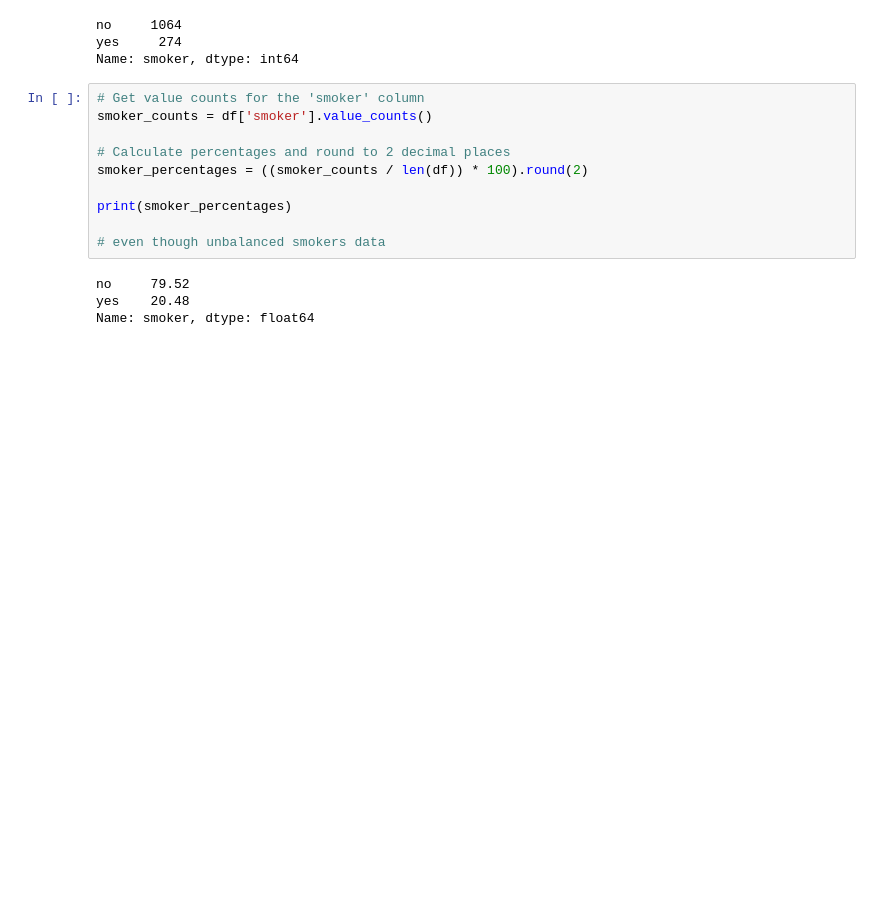
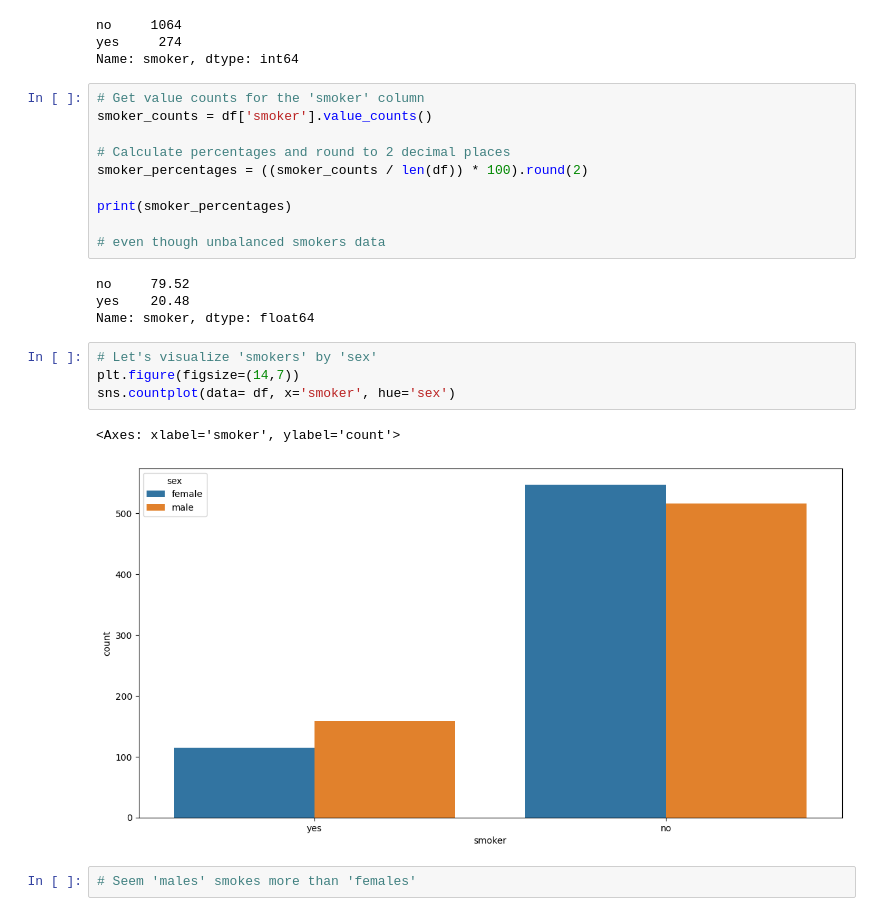
Before and after one commit to ecomunick/omdena, a Jupyter notebook: Advanced_DS/MLDS_2Assignment_MC.ipynb, the cells around one changed output. Cells and saved outputs as stored; diff of their text form; blank space fills up the shorter version.

```diff
--- a/Advanced_DS/MLDS_2Assignment_MC.ipynb
+++ b/Advanced_DS/MLDS_2Assignment_MC.ipynb
@@ -156,3 +170,12 @@ print(smoker_percentages)
 no     79.52
 yes    20.48
 Name: smoker, dtype: float64
+# %%
+# Let's visualize 'smokers' by 'sex'
+plt.figure(figsize=(14,7))
+sns.countplot(data= df, x='smoker', hue='sex')
+# %% [output]
+<Axes: xlabel='smoker', ylabel='count'>
+[figure, added]
+# %%
+# Seem 'males' smokes more than 'females'
```
Also changed, not shown: parts of 35 cells of this notebook.
